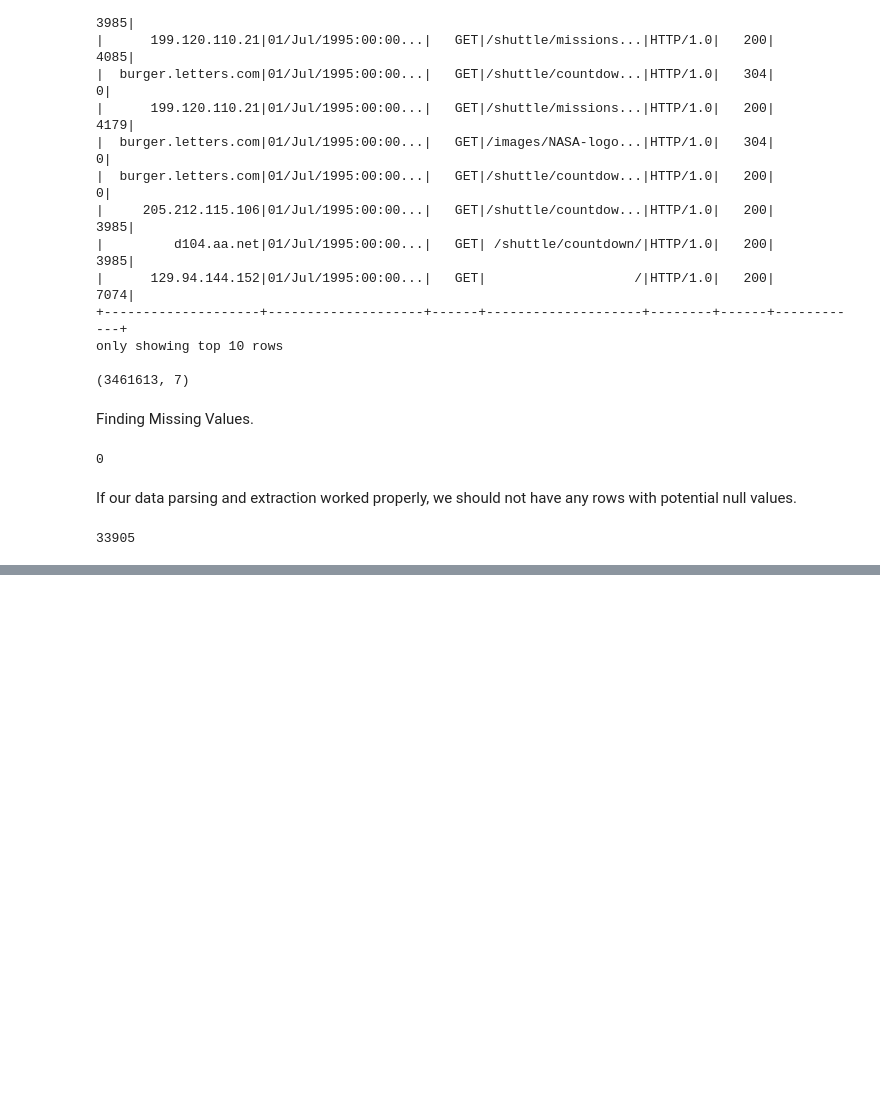
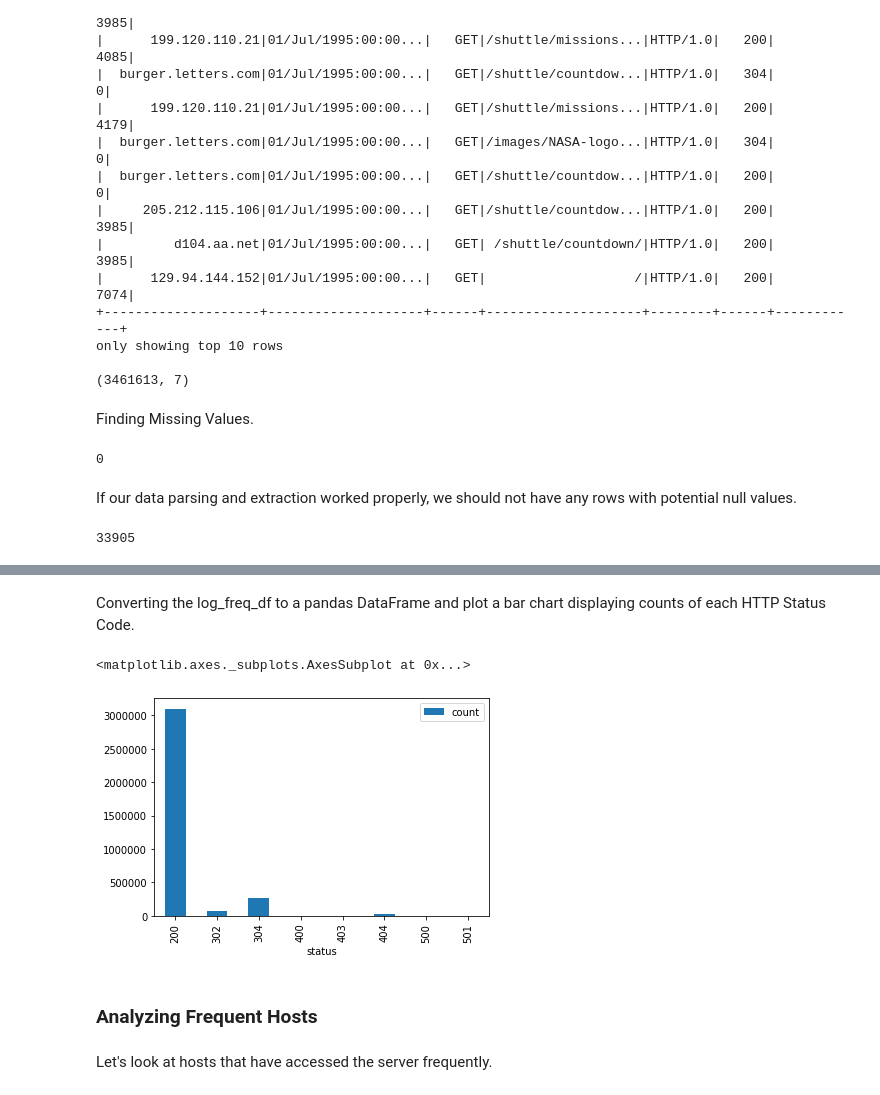
Before and after one commit to UmarFarooqui/Data_Wrangling, a Jupyter notebook: data_wrangling_with_spark/Data_Wrangling_With_Spark.ipynb, the cells around one changed output, grey strips where cells are left out. Drawn from its saved outputs; the diff is of its cells as text; code cells hidden in the pictures; blank space fills up the shorter version.

```diff
--- a/data_wrangling_with_spark/Data_Wrangling_With_Spark.ipynb
+++ b/data_wrangling_with_spark/Data_Wrangling_With_Spark.ipynb
@@ -280,0 +595,3 @@ bad_rows_df.count()
+# %%
+log_freq_df = status_freq_df.withColumn('log(count)', F.log(status_freq_df['count']))
+log_freq_df.show()
@@ -280,0 +611,12 @@ bad_rows_df.count()
+# %% [markdown]
+Converting the log_freq_df to a pandas DataFrame and plot a bar chart displaying counts of each HTTP Status Code.
+# %%
+log_freq_pd_df = log_freq_df.toPandas()
+log_freq_pd_df.plot(x='status', y='count', kind='bar')
+# %% [output]
+<matplotlib.axes._subplots.AxesSubplot at 0x...>
+[figure, added]
+# %% [markdown]
+### Analyzing Frequent Hosts
+# %% [markdown]
+Let's look at hosts that have accessed the server frequently.
```
Also changed, not shown: parts of 71 cells of this notebook.
